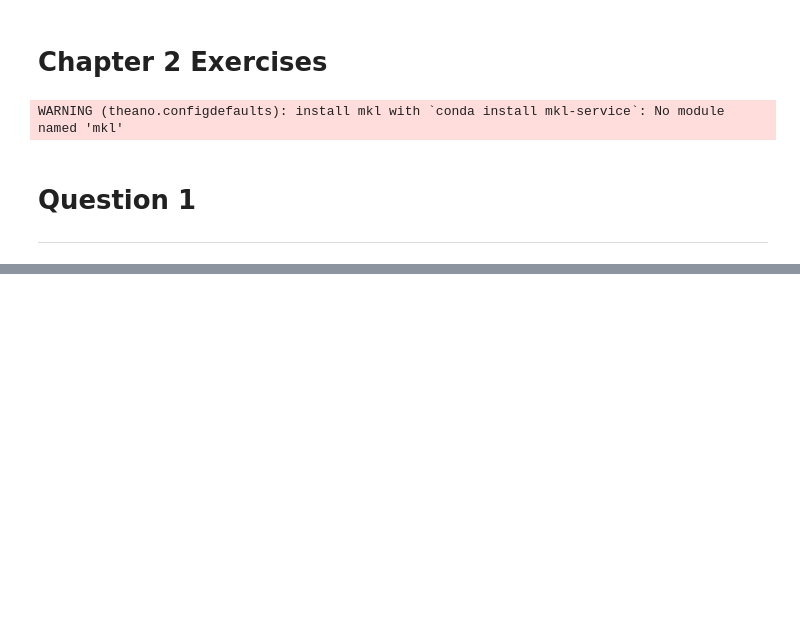
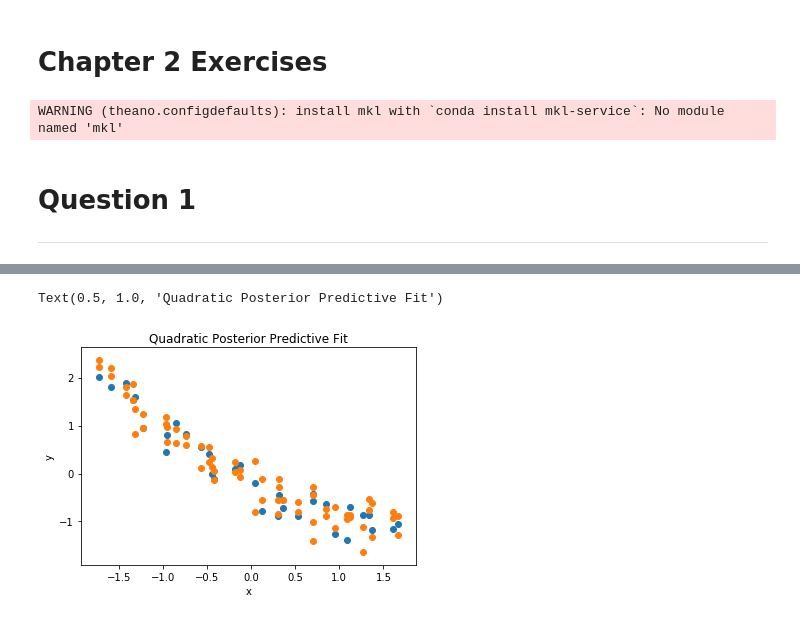
Before and after one commit to aloctavodia/BAP, a Jupyter notebook: exercises/Chapter5_part1.ipynb, the cells around one changed output, grey strips where cells are left out. Saved outputs shown, nothing was run; the diff lists cells and outputs as text; code cells hidden in the pictures; blank space fills up the shorter version.

```diff
--- a/exercises/Chapter5_part1.ipynb
+++ b/exercises/Chapter5_part1.ipynb
@@ -84,0 +232,11 @@ Why does sd 100 fail to converge in such a weird way? In the third case which co
+# %%
+# Plot Quadratic Posterior Predictive fit
+plt.scatter(x_1s[0], y_1s)
+plt.scatter(np.tile(x_1s[0], posterior_predictive_draws), y_p)
+
+plt.xlabel('x')
+plt.ylabel('y')
+plt.title('Quadratic Posterior Predictive Fit')
+# %% [output]
+Text(0.5, 1.0, 'Quadratic Posterior Predictive Fit')
+[figure, added]
```
Also changed, not shown: parts of 19 cells of this notebook.
